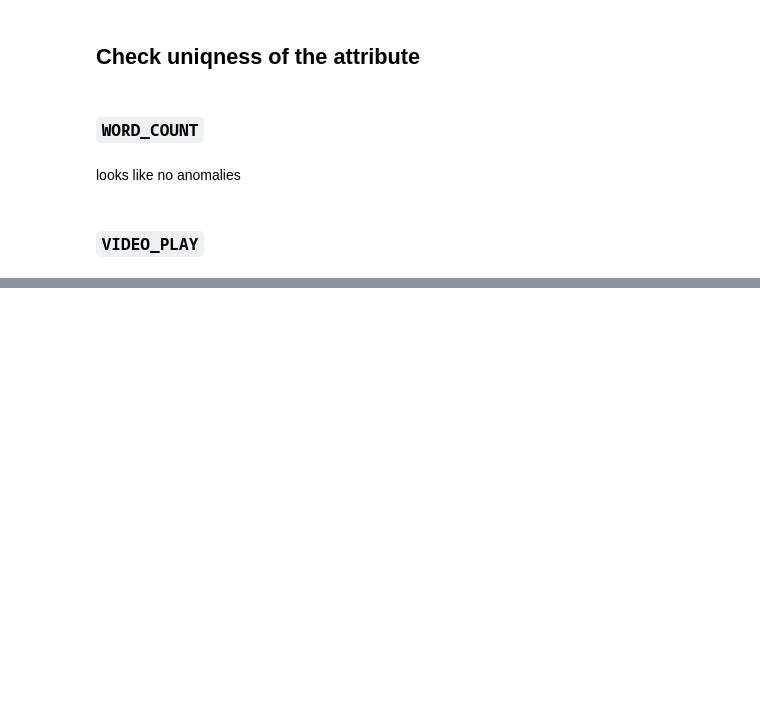
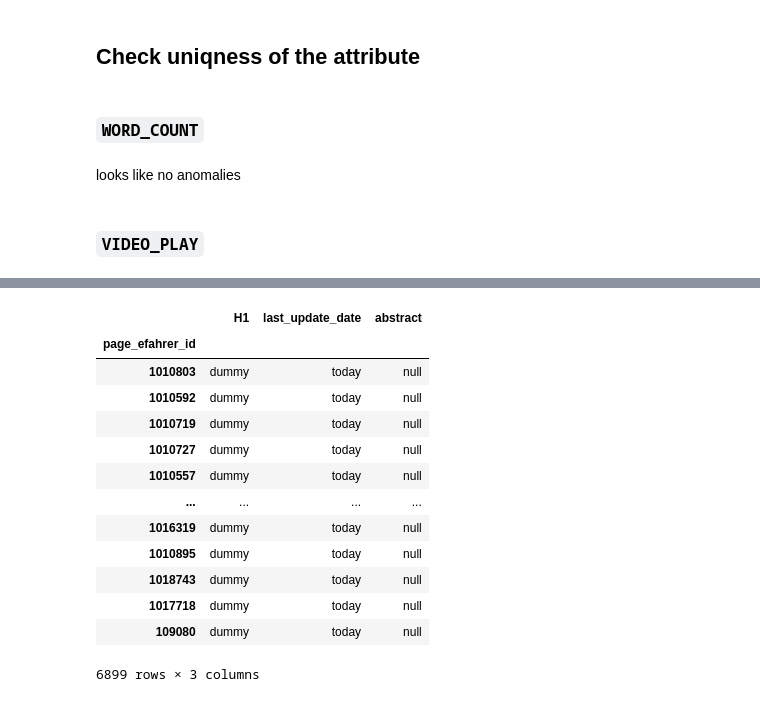
Before and after one commit to RenzoTorrecuso/d-drivers, a Jupyter notebook: notebooks/EDA-katja_part1.ipynb, the cells around one changed output, grey strips where cells are left out. Drawn from its saved outputs; the diff is of its cells as text; code cells hidden in the pictures; blank space fills up the shorter version.

Commit message:
Added the scraping part

```diff
--- a/notebooks/EDA-katja_part1.ipynb
+++ b/notebooks/EDA-katja_part1.ipynb
@@ -87,0 +202,5 @@ sns.scatterplot(x=pd.to_timedelta(now - df["date"]).dt.days, y=df["video_play"])
+# %%
+# unique ids
+
+scraping = df.page_efahrer_id.drop_duplicates()
+scraping
@@ -87,0 +220,26 @@ sns.scatterplot(x=pd.to_timedelta(now - df["date"]).dt.days, y=df["video_play"])
+# %%
+scraping = scraping.to_frame()
+
+# creating the dummy columns that will be populated with the scraped data
+scraping['H1'] = 'dummy'
+scraping['last_update_date'] = 'today'
+scraping['abstract'] = 'null'
+
+scraping = scraping.set_index('page_efahrer_id')
+
+scraping
+# %% [output]
+|  | H1 | last_update_date | abstract |
+| page_efahrer_id |  |  |  |
+| 1010803 | dummy | today | null |
+| 1010592 | dummy | today | null |
+| 1010719 | dummy | today | null |
+| 1010727 | dummy | today | null |
+| 1010557 | dummy | today | null |
+| ... | ... | ... | ... |
+| 1016319 | dummy | today | null |
+| 1010895 | dummy | today | null |
+| 1018743 | dummy | today | null |
+| 1017718 | dummy | today | null |
+| 109080 | dummy | today | null |
+6899 rows × 3 columns
```
Also changed, not shown: parts of 13 cells of this notebook.
